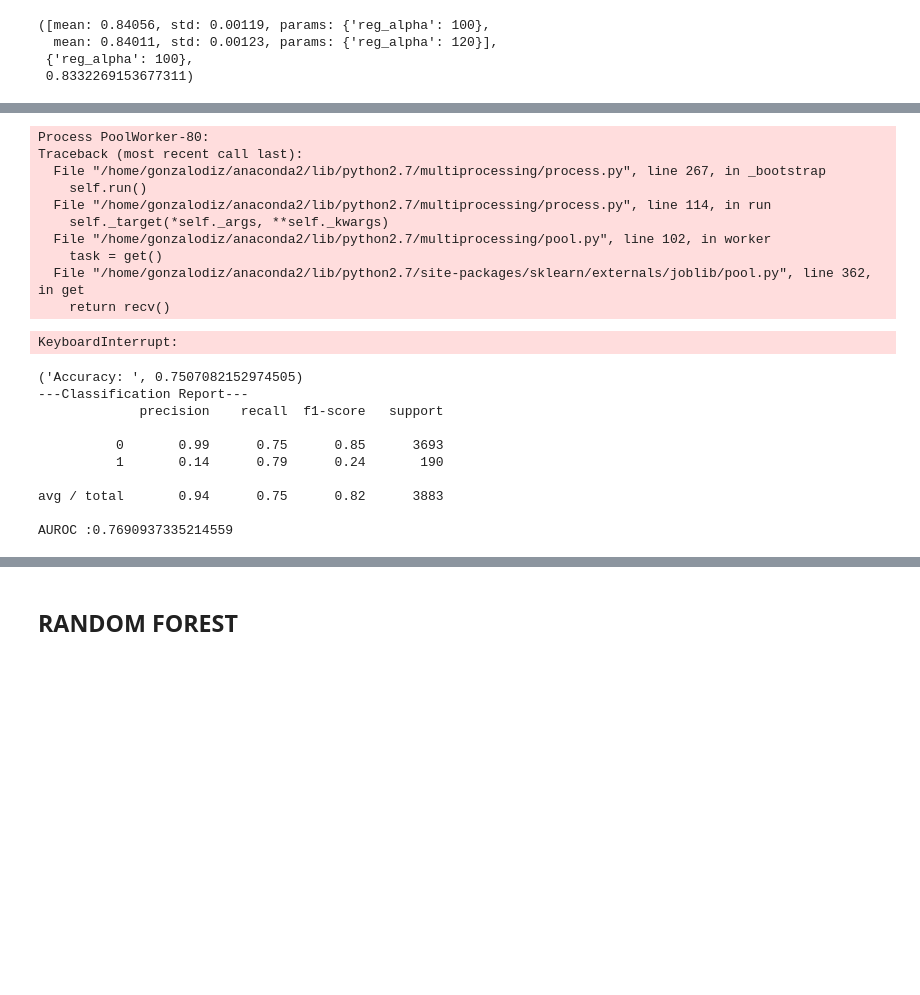
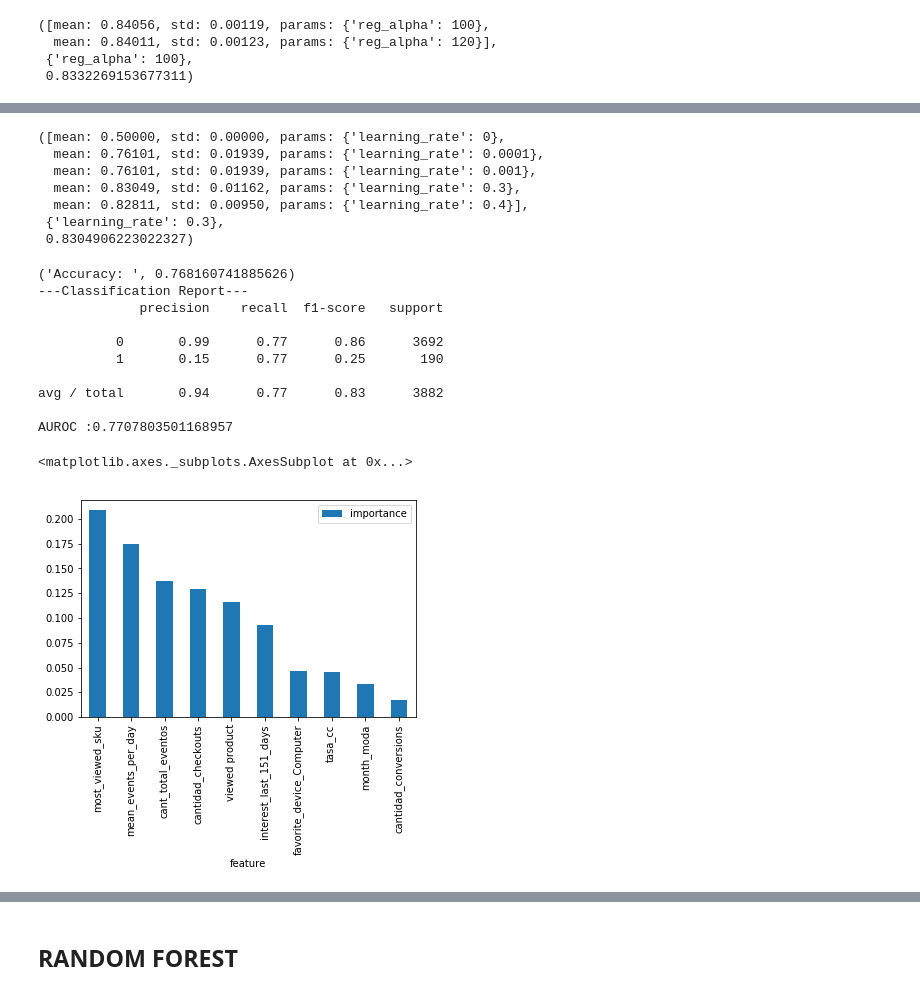
Before and after one commit to gabyrobles93/7506-TP2-MachineLearning, a Jupyter notebook: notebooks/Untitled.ipynb, the cells around one changed output, grey strips where cells are left out. Drawn from its saved outputs; the diff is of its cells as text; code cells hidden in the pictures; blank space fills up the shorter version.

```diff
--- a/notebooks/Untitled.ipynb
+++ b/notebooks/Untitled.ipynb
@@ -48,3 +47,9 @@ model_df['viewed product'] = model_df['viewed product'].astype('category')
 training_set = pd.merge(model_df, labels_training_set, how='inner', on='person')
 test_set = pd.merge(model_df, test_set, how='inner', on='person')
 #training_set.drop(columns= 'Unnamed: 0', inplace=True)
+# %%
+#training_set = training_set.drop(((training_set['label'] == 1) & (training_set['visited site'] == 0)).index)
+#df = df.drop(df[(df.score < 50) & (df.score > 20)].index)
+
+
+training_set = training_set.drop(training_set[(training_set.label == 1) & (training_set['visited site'] == 0)].index)
@@ -53,7 +81,7 @@ features = ['cant_total_eventos', #f1
             #'marca_favorita_apple',#f2
             'mean_events_per_day',#f3
             #'has_converted_before',#f4
-            #'most_viewed_sku',#f5
+            'most_viewed_sku',#f5
             #'most_viewed_color_Preto',#f6
             #'most_viewed_color_Branco',#f7
             #'most_viewed_color_Dourado', #f8
@@ -82,8 +110,20 @@ features = ['cant_total_eventos', #f1
             #'cantidad_lead',
             #'searched products',
             #'first_and_last_event_distance_in_days',
-            'month_moda'
+            'month_moda',
+            #'dias_distintos_con_eventos',
+            #'eventos_totales_generados'
             #'completa_flujo'
+            #'cant_modelo_iphone',
+            #'cant_modelo_samsung',
+            #'cant_modelo_motorola',
+            #'cant_modelo_otro',
+            #'porcentaje_modelo_iphone',
+            #'porcentaje_modelo_samsung',
+            #'porcentaje_modelo_motorola',
+            #'porcentaje_modelo_otro',
+            #'modelo_moda',
+            'interest_last_151_days'
            ]
 # %%
 x = np.array(training_set[features])
@@ -421,36 +461,32 @@ gsearch8.grid_scores_, gsearch8.best_params_, gsearch8.best_score_
 # %%
 param_test8 = {
-    'learning_rate':[0, 0.0001, 0.001]
+    'learning_rate':[0, 0.0001, 0.001, 0.3, 0.4]
 }
 
-gsearch8 = GridSearch(estimator = xgb.XGBClassifier( learning_rate =0.1, n_estimators=140, max_depth=7,
-min_child_weight=3, gamma=0.3, subsample=0.6, colsample_bytree=0.45,
+gsearch8 = GridSearch(estimator = xgb.XGBClassifier( learning_rate =0.1, n_estimators=140, max_depth=1,
+min_child_weight=3, gamma=0, subsample=0.6, colsample_bytree=0.9,
 objective= 'binary:logistic', nthread=4, scale_pos_weight=18,seed=27),
-param_grid = param_test8, scoring='f1',n_jobs=4,iid=False, cv=5)
+param_grid = param_test8, scoring='roc_auc',n_jobs=4,iid=False, cv=5)
 gsearch8.fit(X_train,y_train)
 gsearch8.grid_scores_, gsearch8.best_params_, gsearch8.best_score_
 # %% [output]
-Process PoolWorker-80:
-Traceback (most recent call last):
-  File "/home/gonzalodiz/anaconda2/lib/python2.7/multiprocessing/process.py", line 267, in _bootstrap
-    self.run()
-  File "/home/gonzalodiz/anaconda2/lib/python2.7/multiprocessing/process.py", line 114, in run
-    self._target(*self._args, **self._kwargs)
-  File "/home/gonzalodiz/anaconda2/lib/python2.7/multiprocessing/pool.py", line 102, in worker
-    task = get()
-  File "/home/gonzalodiz/anaconda2/lib/python2.7/site-packages/sklearn/externals/joblib/pool.py", line 362, in get
-    return recv()
+([mean: 0.50000, std: 0.00000, params: {'learning_rate': 0},
+  mean: 0.76101, std: 0.01939, params: {'learning_rate': 0.0001},
+  mean: 0.76101, std: 0.01939, params: {'learning_rate': 0.001},
+  mean: 0.83049, std: 0.01162, params: {'learning_rate': 0.3},
+  mean: 0.82811, std: 0.00950, params: {'learning_rate': 0.4}],
+ {'learning_rate': 0.3},
+ 0.8304906223022327)
-KeyboardInterrupt:
 # %%
 X_train, X_test, y_train, y_test = train_test_split(x,y, test_size=0.20)
 # %%
 xgb1 = xgb.XGBClassifier(
  learning_rate =0.1,
  n_estimators=1000,
- max_depth=2,
- min_child_weight=5,
+ max_depth=1,
+ min_child_weight=3,
  gamma=0,
- subsample=0.8,
+ subsample=0.6,
  colsample_bytree=0.9,
  reg_alpha=100,
  objective= 'binary:logistic',
@@ -459,13 +495,21 @@ xgb1 = xgb.XGBClassifier(
  seed=27)
 modelfit(xgb1)
 # %% [output]
-('Accuracy: ', 0.7507082152974505)
+('Accuracy: ', 0.768160741885626)
 ---Classification Report---
              precision    recall  f1-score   support
 
-          0       0.99      0.75      0.85      3693
-          1       0.14      0.79      0.24       190
+          0       0.99      0.77      0.86      3692
+          1       0.15      0.77      0.25       190
 
-avg / total       0.94      0.75      0.82      3883
+avg / total       0.94      0.77      0.83      3882
 
-AUROC :0.7690937335214559
+AUROC :0.7707803501168957
+# %%
+importances = pd.DataFrame({'feature':features,'importance':np.round(xgb1.feature_importances_,3)})
+importances = importances.sort_values('importance',ascending=False).set_index('feature')
+# %%
+importances.plot.bar()
+# %% [output]
+<matplotlib.axes._subplots.AxesSubplot at 0x...>
+[figure, added]
```
Also changed, not shown: parts of 19 cells of this notebook, 4 other files.
